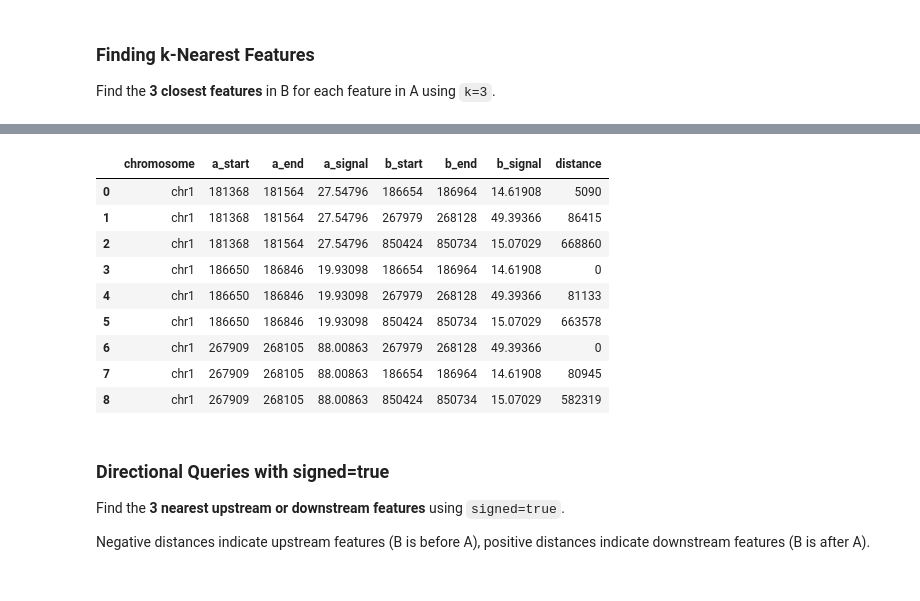
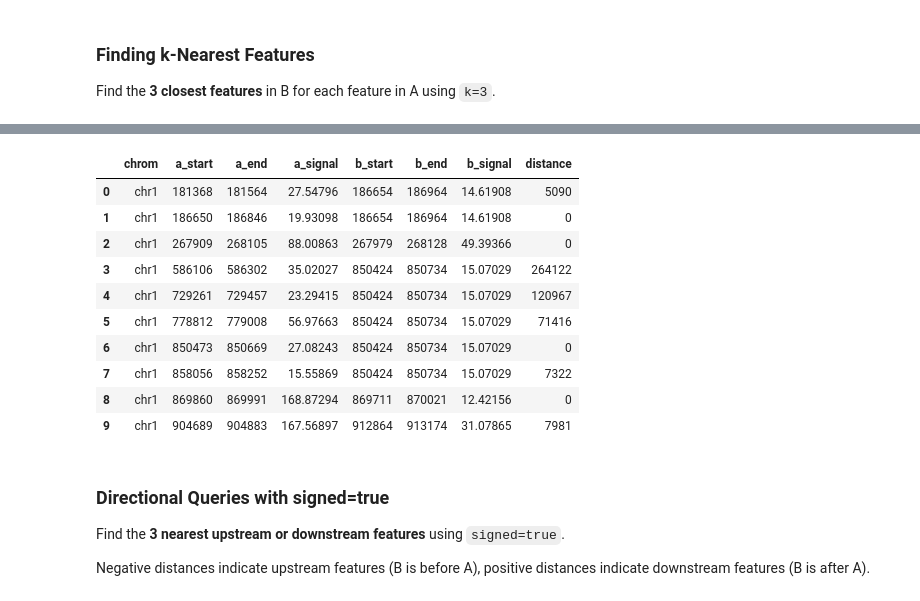
Before and after one commit to abdenlab/giql, a Jupyter notebook: demo.ipynb, the cells around one changed output, grey strips where cells are left out. Saved outputs shown, nothing was run; the diff lists cells and outputs as text; code cells hidden in the pictures.

```diff
--- a/demo.ipynb
+++ b/demo.ipynb
@@ -875,43 +723,32 @@ Features overlapping with closest: 11
 
 Find the **3 closest features** in B for each feature in A using `k=3`.
 # %%
-# Define GIQL query - find 3 nearest features in B for each feature in A
 giql_query = """
     SELECT
-        a.chromosome,
-        a.start_pos AS a_start,
-        a.end_pos AS a_end,
+        a.chrom,
+        a.start AS a_start,
+        a."end" AS a_end,
         a.signal_value AS a_signal,
-        b.start_pos AS b_start,
-        b.end_pos AS b_end,
+        b.start AS b_start,
+        b."end" AS b_end,
         b.signal_value AS b_signal,
         distance
-    FROM features_a a, NEAREST(features_b, k=3) b
-    WHERE a.chromosome = 'chr1'
-        AND a.start_pos < 500000
-    ORDER BY a.chromosome, a.start_pos, distance
+    FROM features_a a, NEAREST(features_b, k=1) b
+    WHERE a.chrom = 'chr1'
+        AND a.start < 1000000
+    ORDER BY a.chrom, a.start
 """
 
-# Transpile to SQL
-sql = engine.transpile(giql_query)
+sql = transpile(giql_query, tables=["features_a", "features_b"])
 print("Transpiled SQL:")
-print(
-    sqlparse.format(
-        sql, reindent=True, keyword_case="upper", indent_columns=True, indent_width=2
-    )
-)
+print(sqlglot.transpile(sql, pretty=True)[0])
 print("\n" + "=" * 80 + "\n")
 
-# Execute with DuckDB via GIQL engine
-cursor = engine.conn.execute(sql)
-result = cursor.df()  # Get result as pandas DataFrame
-
-# Group by feature A to show k neighbors per feature
-grouped = result.groupby(["a_start", "a_end"]).size()
-print(f"Result: {len(result)} total rows (up to 3 neighbors per feature in A)")
-print(f"Number of features from A: {len(grouped)}")
-print(f"Average neighbors per feature: {grouped.mean():.1f}")
-result.head(15)  # Show first 5 features with their 3 neighbors each
+result = conn.execute(sql).fetchdf()
+print(f"Result: {len(result)} features from A with their closest feature in B")
+print(f"Average distance to closest feature: {result['distance'].mean():.1f} bp")
+print(f"Features overlapping with closest: {(result['distance'] == 0).sum()}")
+result.head(10)
 # %% [output]
 Transpiled SQL:
 SELECT
@@ -933,13 +770,14 @@ Average neighbors per feature: 3.0
-|  | chromosome | a_start | a_end | a_signal | b_start | b_end | b_signal | distance |
+|  | chrom | a_start | a_end | a_signal | b_start | b_end | b_signal | distance |
 | 0 | chr1 | 181368 | 181564 | 27.54796 | 186654 | 186964 | 14.61908 | 5090 |
-| 1 | chr1 | 181368 | 181564 | 27.54796 | 267979 | 268128 | 49.39366 | 86415 |
-| 2 | chr1 | 181368 | 181564 | 27.54796 | 850424 | 850734 | 15.07029 | 668860 |
-| 3 | chr1 | 186650 | 186846 | 19.93098 | 186654 | 186964 | 14.61908 | 0 |
-| 4 | chr1 | 186650 | 186846 | 19.93098 | 267979 | 268128 | 49.39366 | 81133 |
-| 5 | chr1 | 186650 | 186846 | 19.93098 | 850424 | 850734 | 15.07029 | 663578 |
-| 6 | chr1 | 267909 | 268105 | 88.00863 | 267979 | 268128 | 49.39366 | 0 |
-| 7 | chr1 | 267909 | 268105 | 88.00863 | 186654 | 186964 | 14.61908 | 80945 |
-| 8 | chr1 | 267909 | 268105 | 88.00863 | 850424 | 850734 | 15.07029 | 582319 |
+| 1 | chr1 | 186650 | 186846 | 19.93098 | 186654 | 186964 | 14.61908 | 0 |
+| 2 | chr1 | 267909 | 268105 | 88.00863 | 267979 | 268128 | 49.39366 | 0 |
+| 3 | chr1 | 586106 | 586302 | 35.02027 | 850424 | 850734 | 15.07029 | 264122 |
+| 4 | chr1 | 729261 | 729457 | 23.29415 | 850424 | 850734 | 15.07029 | 120967 |
+| 5 | chr1 | 778812 | 779008 | 56.97663 | 850424 | 850734 | 15.07029 | 71416 |
+| 6 | chr1 | 850473 | 850669 | 27.08243 | 850424 | 850734 | 15.07029 | 0 |
+| 7 | chr1 | 858056 | 858252 | 15.55869 | 850424 | 850734 | 15.07029 | 7322 |
+| 8 | chr1 | 869860 | 869991 | 168.87294 | 869711 | 870021 | 12.42156 | 0 |
+| 9 | chr1 | 904689 | 904883 | 167.56897 | 912864 | 913174 | 31.07865 | 7981 |
 # %% [markdown]
 ### Directional Queries with signed=true
 
```
Also changed, not shown: parts of 34 cells of this notebook.
